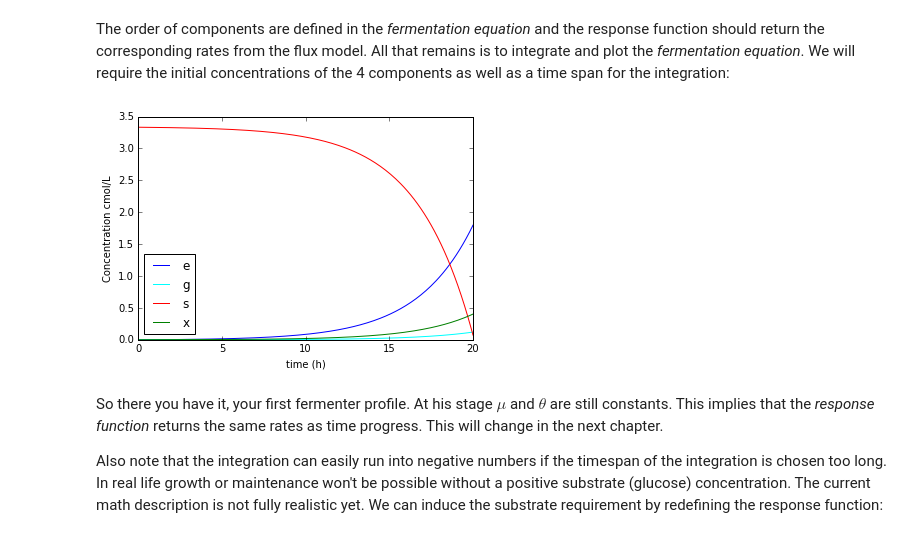
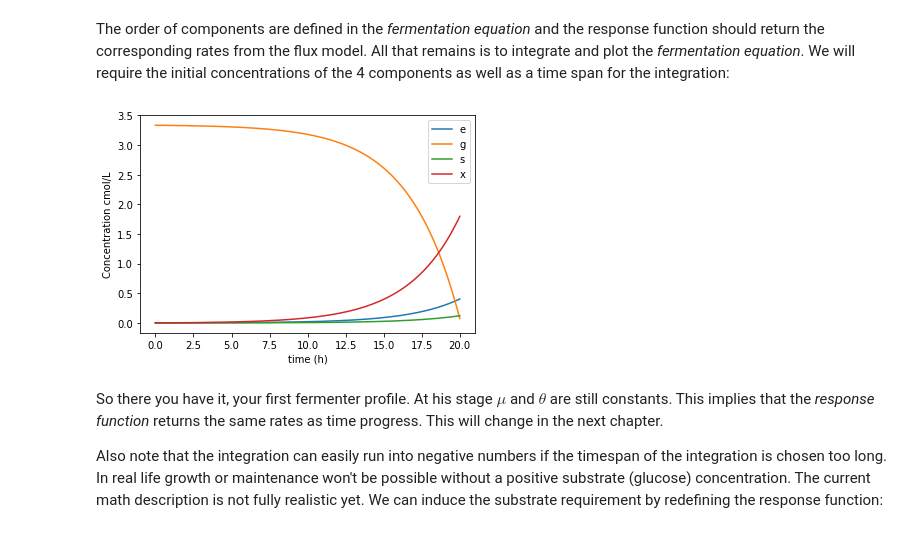
Before and after one commit to willienicol/Biochemical-engineering-notes, a Jupyter notebook: 5 Basic bioreactor modeling/The fermenter equation.ipynb, the cells around one changed output. Saved outputs shown, nothing was run; the diff lists cells and outputs as text; code cells hidden in the pictures.

```diff
--- a/5 Basic bioreactor modeling/The fermenter equation.ipynb
+++ b/5 Basic bioreactor modeling/The fermenter equation.ipynb
@@ -62,3 +59,5 @@ alpha, beta, gamma = 0.1, 0.1,1.8
+# %%
+α, β, γ = 0.1, 0.1, 1.8
 # %% [markdown]
 We now want to define the _response function_ that **supplies the required rates to the fermentation equation**. In this example we will be working with  biomass, glucose, glycerol and ethanol rates ($r_X$,$r_S$,$r_G$ and $r_E$).
 
@@ -66,17 +65,16 @@ We now want to define the _response function_ that **supplies the required rates
 # %%
 def response_fun(C):
 
-    mu, theta= 0.3, 0.1
+    μ, θ = 0.3, 0.1
 
-    S = numpy.matrix([[-1,1+alpha,1,0,0],
+    S = numpy.matrix([[-1,1 + α,1,0,0],
                       [ 0,0,-1,1,1.5],
-                      [  0,beta,0,-1/3,0],
-                      [ 0,-gamma,-1/3,0,1],
+                      [ 0, β,0,-1/3,0],
+                      [ 0, -γ,-1/3,0,1],
                       [ 0,1,0,0,0]])
 
-    K = numpy.matrix([0, 0, 0, theta, mu]).T
+    K = numpy.matrix([0, 0, 0, θ, μ]).T
     r = numpy.linalg.solve(S, K)
-
 
     return [r[1,0],   # important to see the order of the rates (X,S,G,E)
            -r[0,0],   # glucose, note the negative since the flux model calculated (-rs)
@@ -94,8 +92,8 @@ The corresponding rates ($r_X$,$r_S$,$r_G$ and $r_E$) are 'fetched' from the res
 The fermenter equation is given by:
 # %%
 def ferm_eq(C,t):
-    Cx, Cs, Cg, Ce = C[0],C[1],C[2],C[3]  # order of components very important
-    r=response_fun([Cx, Cs, Cg, Ce])      # this is the 'fetching' from the response function
+    Cx, Cs, Cg, Ce = C     # order of components very important
+    r = response_fun(C)    # this is the 'fetching' from the response function
 
     return [r[0]*Cx,
             r[1]*Cx,
@@ -104,26 +102,20 @@ def ferm_eq(C,t):
 # %% [markdown]
 The order of components are defined in the _fermentation equation_ and the response function should return the corresponding rates from the flux model. All that remains is to integrate and plot the _fermentation equation_. We will require the initial concentrations of the 4 components as well as a time span for the integration:
 # %%
-Co=[0.001, 100/30,0,0]                     # [Cxo, Cso, Cgo, Ceo] in cmol/L
-tmax=20                                    # Integrate for 20 hours
-tspan=numpy.linspace(0,tmax,200)           # define the timespan of the integration
-C = odeint(ferm_eq, Co, tspan)             # integration via odeint that calls apon ferm_eq
+def simulate(tmax):
+    Co = [0.001, 100/30,0,0]                     # [Cxo, Cso, Cgo, Ceo] in cmol/L
+    tspan = numpy.linspace(0,tmax,200)           # define the timespan of the integration
+    C = odeint(ferm_eq, Co, tspan)               # integration via odeint that calls ferm_eq
 
-Cx=C[:,0]
-Cs=C[:,1]
-Cg=C[:,2]
-Ce=C[:,3]
-
-plt.plot(tspan, Ce, color='blue', label='e')
-plt.plot(tspan, Cg, color='cyan', label='g')
-plt.plot(tspan, Cs, color='red',label='s')
-plt.plot(tspan, Cx, color='green',label='x')
-plt.legend(loc='best')
-plt.ylabel('Concentration cmol/L')
-plt.xlabel('time (h)')
-plt.show()
+    plt.plot(tspan, C)
+    plt.legend(['e', 'g', 's', 'x'])
+    plt.ylabel('Concentration cmol/L')
+    plt.xlabel('time (h)')
+    plt.show()
-# %% [output]
-[figure, removed]
+# %%
+simulate(20)
+# %% [output]
+[figure, added]
 # %% [markdown]
 So there you have it, your first fermenter profile. At his stage $\mu$ and $\theta$ are still constants. This implies that the  _response function_ returns the same rates as time progress. This will change in the next chapter.
 
```
Also changed, not shown: parts of 6 cells of this notebook.
